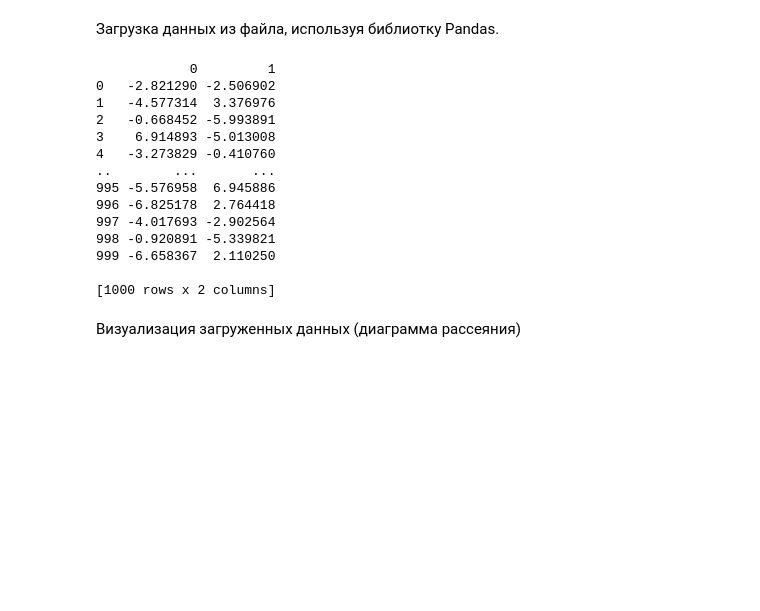
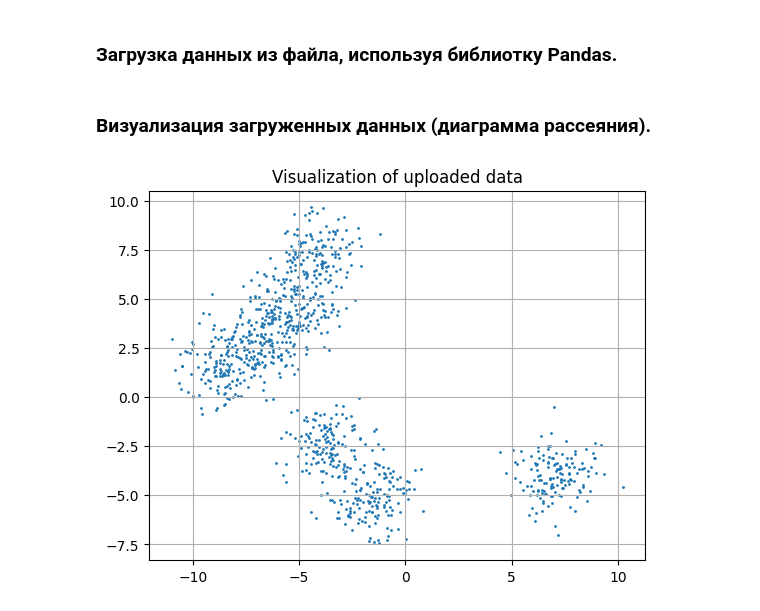
Before and after one commit to calculation-methods/mbd, a Jupyter notebook: stud/Pashkov/lab 2/lab2-1.ipynb, the cells around one changed output. Drawn from its saved outputs; the diff is of its cells as text; code cells hidden in the pictures; blank space fills up the shorter version.

Commit message:
Добавил визуализацию загруженных данных из файла exel. Остановился на оценке числа групп (кластеров)

```diff
--- a/stud/Pashkov/lab 2/lab2-1.ipynb
+++ b/stud/Pashkov/lab 2/lab2-1.ipynb
@@ -18,34 +23,25 @@
 # %% [markdown]
-Загрузка данных из файла, используя библиотку Pandas.
+### Загрузка данных из файла, используя библиотку Pandas.
 # %%
 import pandas as pd
-import numpy as py
+import numpy as np
 
 df = pd.read_excel ('lab2-09.xlsx')
 #y = pd.read_excel ('lab2-09.xlsx', usecols = 2)
-print (df)
+#print (df)
+for line in df:
+    x = np.array (df[0])
+    y = np.array (df[1])
+#print (x)
-# %% [output]
-            0         1
-0   -2.821290 -2.506902
-1   -4.577314  3.376976
-2   -0.668452 -5.993891
-3    6.914893 -5.013008
-4   -3.273829 -0.410760
-..        ...       ...
-995 -5.576958  6.945886
-996 -6.825178  2.764418
-997 -4.017693 -2.902564
-998 -0.920891 -5.339821
-999 -6.658367  2.110250
-
-[1000 rows x 2 columns]
 # %% [markdown]
-Визуализация загруженных данных (диаграмма рассеяния)
+### Визуализация загруженных данных (диаграмма рассеяния).
 # %%
 import matplotlib.pyplot as plt
 
 fix, ax = plt.subplots() #Возвращает 2 объекта. fix - Canva рисования. ax - Система координат.
 ax.scatter (x, y, 1) #Отрисовка графика.(x и y - вектора). scatter - диаграмма рассеивания.
-#ax.grid()
+ax.grid()
 plt.title ('Visualization of uploaded data')
 plt.show ()
+# %% [output]
+[figure, added]
```
Also changed, not shown: parts of 9 cells of this notebook, 1 other file.
